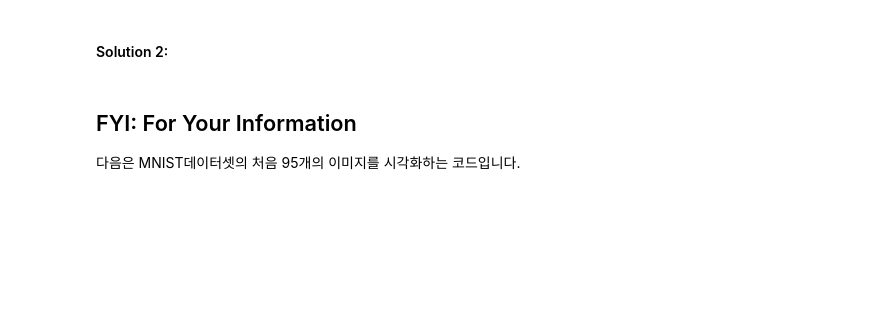
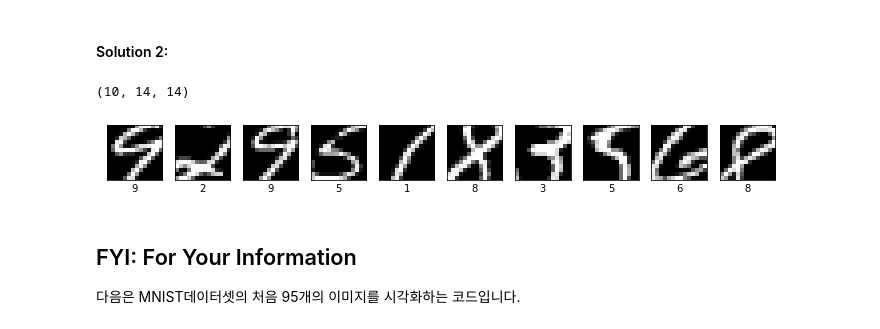
Before and after one commit to idebtor/HuStarML, a Jupyter notebook: ipynb/ai3-4 Tensor.ipynb, the cells around one changed output. Cells and saved outputs as stored; diff of their text form; code cells hidden in the pictures; blank space fills up the shorter version.

```diff
--- a/ipynb/ai3-4 Tensor.ipynb
+++ b/ipynb/ai3-4 Tensor.ipynb
@@ -330,14 +336,22 @@ plt.show()
 # %% [markdown]
 #### Solution 2:
 # %%
-zip = None
+zip = zap[:, 7:-7, 7:-7]
 
 print(zip.shape)
 plt.figure(figsize=(12,12))
 for i in range(len(zip)):
-    None
+    plt.subplot(10, 10, i + 1)     # displays upto 100 images
+    plt.xticks([])
+    plt.yticks([])
+    plt.grid(False)
+    plt.imshow(zip[i], cmap="gray")
+    plt.xlabel(label[i])
 
 plt.show()
+# %% [output]
+(10, 14, 14)
+[figure, added]
 # %% [markdown]
 ## FYI: For Your Information
 다음은 MNIST데이터셋의 처음 95개의 이미지를 시각화하는 코드입니다.
```
Also changed, not shown: parts of 2 cells of this notebook.
